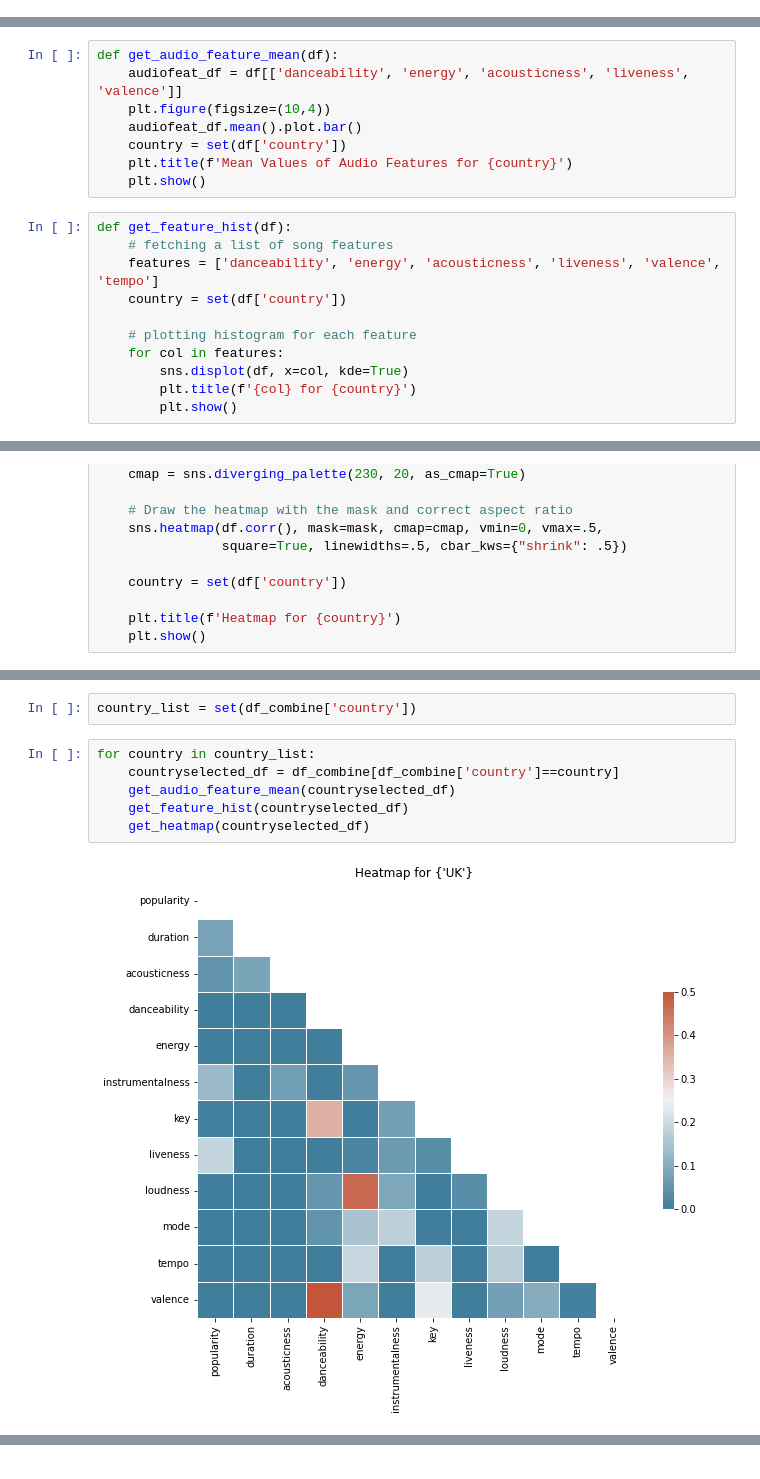
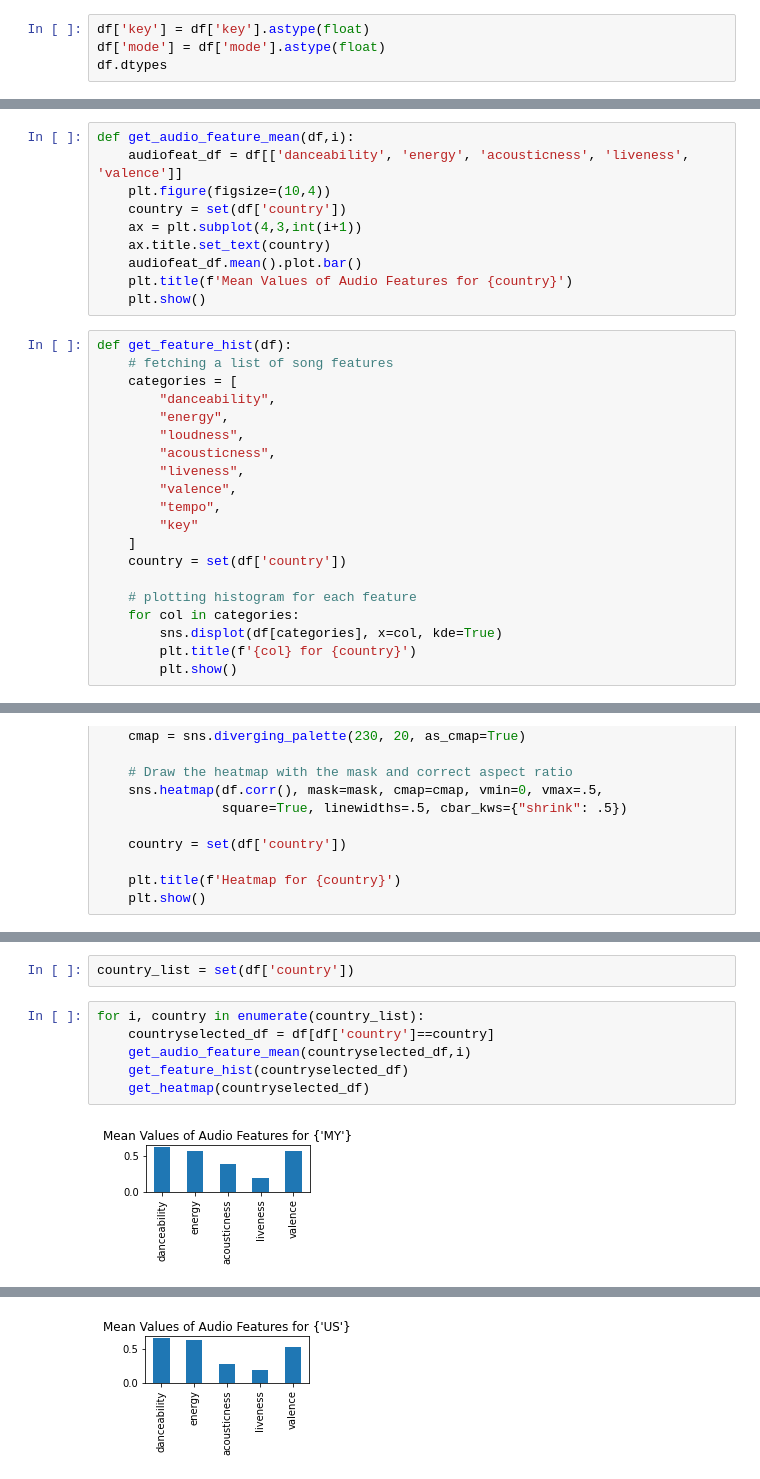
Before and after one commit to anthonyxavier64/IS3107_Team_1, a Jupyter notebook: bigquery_connection+analysis.ipynb, the cells around one changed output, grey strips where cells are left out. Saved outputs shown, nothing was run; the diff lists cells and outputs as text.

```diff
--- a/bigquery_connection+analysis.ipynb
+++ b/bigquery_connection+analysis.ipynb
@@ -86,0 +50,4 @@ pd.options.display.max_columns = None
+# %%
+df['key'] = df['key'].astype(float)
+df['mode'] = df['mode'].astype(float)
+df.dtypes
@@ -87,20 +68,31 @@ pd.options.display.max_columns = None
 # %%
-def get_audio_feature_mean(df):
+def get_audio_feature_mean(df,i):
     audiofeat_df = df[['danceability', 'energy', 'acousticness', 'liveness', 'valence']]
     plt.figure(figsize=(10,4))
+    country = set(df['country'])
+    ax = plt.subplot(4,3,int(i+1))
+    ax.title.set_text(country)
     audiofeat_df.mean().plot.bar()
-    country = set(df['country'])
     plt.title(f'Mean Values of Audio Features for {country}')
     plt.show()
 # %%
 def get_feature_hist(df):
     # fetching a list of song features
-    features = ['danceability', 'energy', 'acousticness', 'liveness', 'valence', 'tempo']
+    categories = [
+        "danceability",
+        "energy",
+        "loudness",
+        "acousticness",
+        "liveness",
+        "valence",
+        "tempo",
+        "key"
+    ]
     country = set(df['country'])
 
     # plotting histogram for each feature
-    for col in features:
-        sns.displot(df, x=col, kde=True)
+    for col in categories:
+        sns.displot(df[categories], x=col, kde=True)
         plt.title(f'{col} for {country}')
         plt.show()
 # %%
@@ -125,10 +153,10 @@ def get_heatmap(df):
 # %%
-country_list = set(df_combine['country'])
+country_list = set(df['country'])
 # %%
-for country in country_list:
-    countryselected_df = df_combine[df_combine['country']==country]
-    get_audio_feature_mean(countryselected_df)
+for i, country in enumerate(country_list):
+    countryselected_df = df[df['country']==country]
+    get_audio_feature_mean(countryselected_df,i)
     get_feature_hist(countryselected_df)
     get_heatmap(countryselected_df)
 # %% [output]
-[figure, old version]
+[figure, new version]
@@ -138,0 +173 @@ for country in country_list:
+[figure, added]
```
Also changed, not shown: parts of 8 cells of this notebook.
